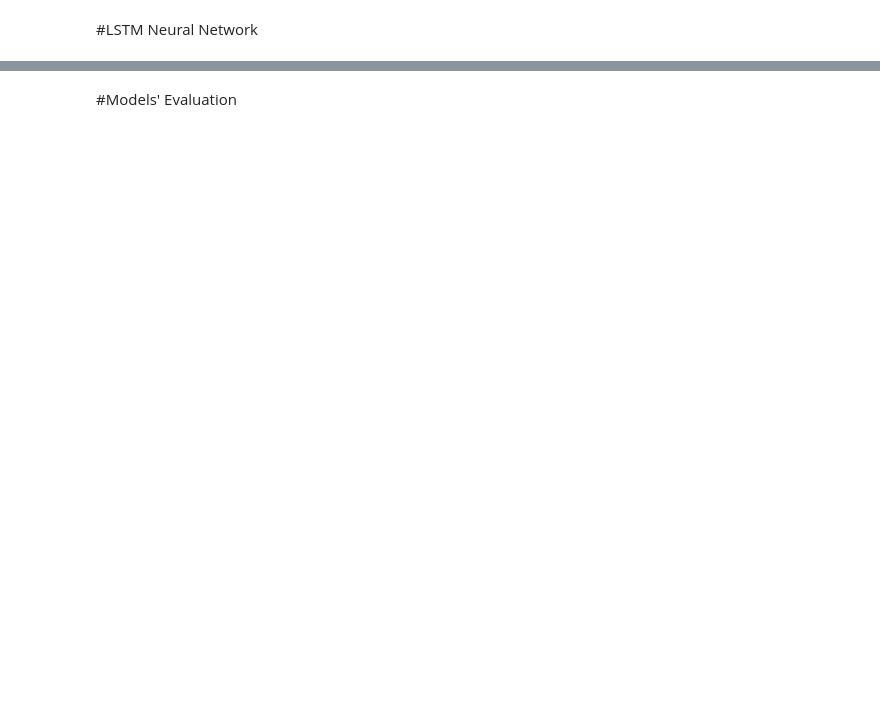
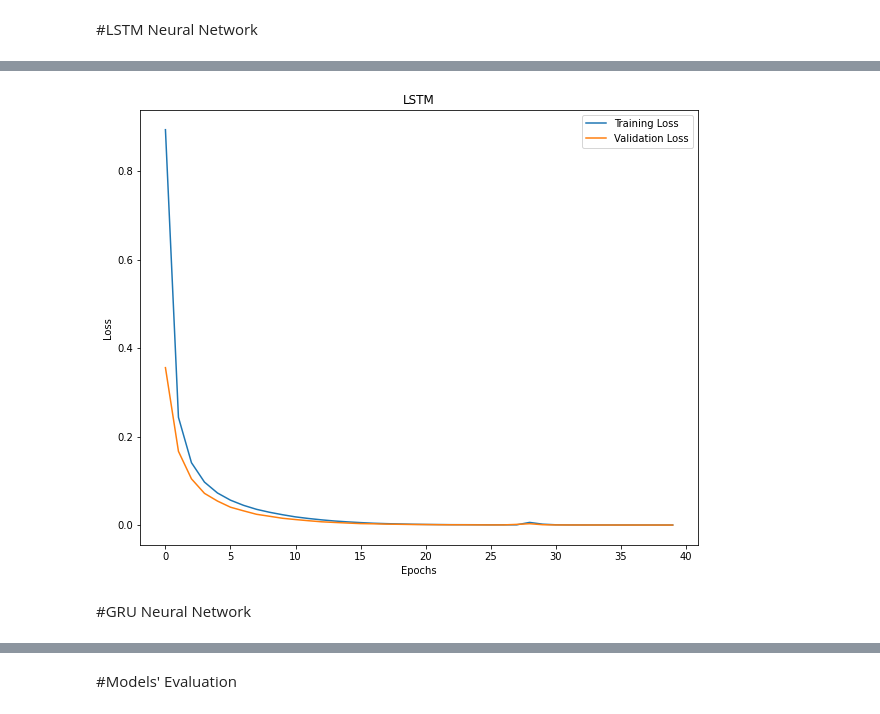
Before and after one commit to sustaz/Natural-Language-Processing-Unibo-Assignements-and-Project, a Jupyter notebook: Assignments/Assignment_1/assignment_1.ipynb, the cells around one changed output, grey strips where cells are left out. Cells and saved outputs as stored; diff of their text form; code cells hidden in the pictures; blank space fills up the shorter version.

```diff
--- a/Assignments/Assignment_1/assignment_1.ipynb
+++ b/Assignments/Assignment_1/assignment_1.ipynb
@@ -1008,0 +793,7 @@ plot_loss(gru_acc)
+# %%
+#Plotting the LSTM model loss
+plot_loss(lstm_acc,"LSTM")
+# %% [output]
+[figure, added]
+# %% [markdown]
+#GRU Neural Network
```
Also changed, not shown: parts of 114 cells of this notebook.
